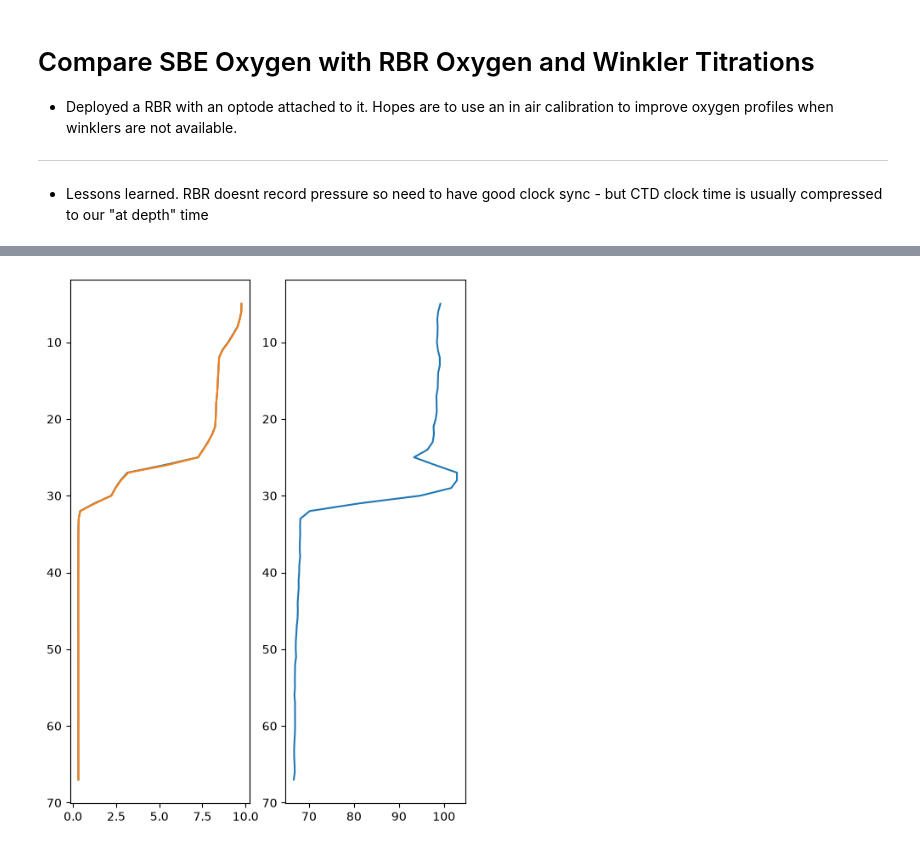
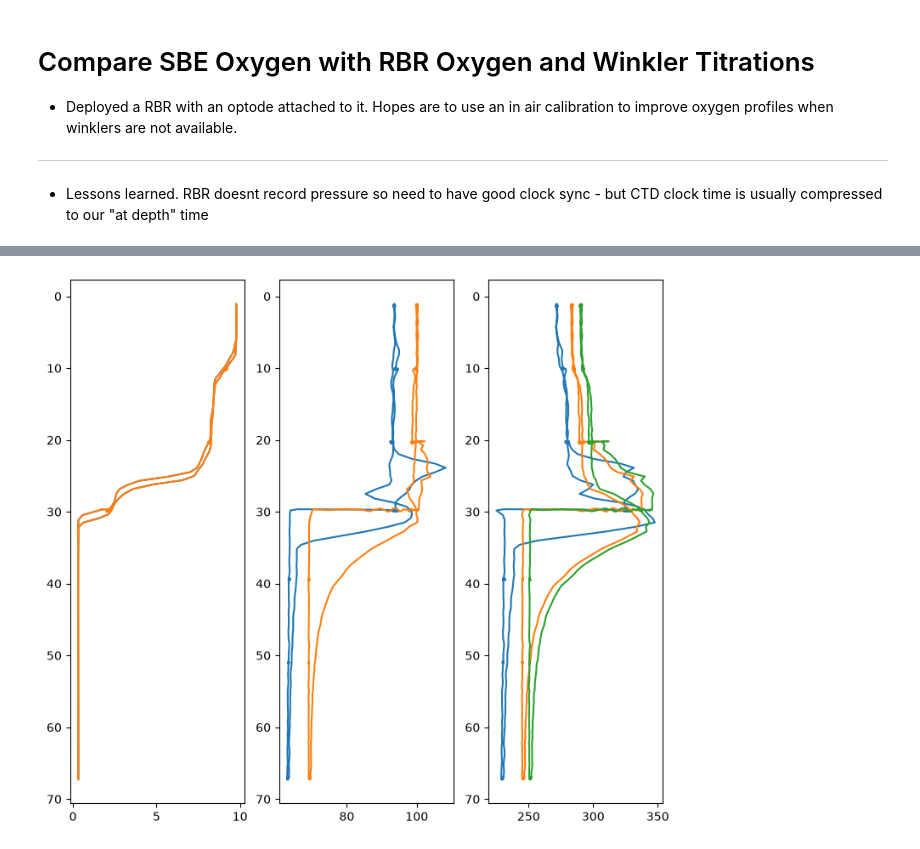
Before and after one commit to NOAA-PMEL/EcoFOCI_FieldOps_Documentation, a Jupyter notebook: DataProcessingDocumentation/2. EcoFOCI_DataProcesssing_Records/cruises/2026/EcoFOCIpy_sbe_ctd_sh2607pRBRoxy.ipynb, the cells around one changed output, grey strips where cells are left out. Cells and saved outputs as stored; diff of their text form; code cells hidden in the pictures.

```diff
--- a/DataProcessingDocumentation/2. EcoFOCI_DataProcesssing_Records/cruises/2026/EcoFOCIpy_sbe_ctd_sh2607pRBRoxy.ipynb
+++ b/DataProcessingDocumentation/2. EcoFOCI_DataProcesssing_Records/cruises/2026/EcoFOCIpy_sbe_ctd_sh2607pRBRoxy.ipynb
@@ -46,0 +68,10 @@ rbr_subset
+# %%
+rbr_subset['time_elapsed'] = rbr_subset.index - rbr_subset.index[0]
+# %%
+import plotly.express as px
+import plotly.graph_objects as go
+
+offset = -599
+
+fig = px.scatter(x=cruise_data['CTD0021.cnv']['timeS'],y=cruise_data['CTD0021.cnv']['t090C'])
+fig.add_scatter(x=rbr_subset['time_elapsed'].dt.total_seconds()+offset, y=rbr_subset.Temperature)
@@ -46,0 +80,6 @@ rbr_subset
+# %%
+rbr_subset['time_elapsed_adj'] = rbr_subset['time_elapsed'].dt.total_seconds()+offset
+# %%
+# merge them together once offset is found
+combine = pd.merge(cruise_data['CTD0021.cnv'].reset_index(),rbr_subset,left_on='timeS',right_on='time_elapsed_adj')
+combine
@@ -47,12 +177,17 @@ rbr_subset
 # %%
-fig, ax = plt.subplots(1,2,figsize=(6, 8))
+fig, ax = plt.subplots(1,3,figsize=(9, 8))
 
-ax[0].plot(ctd_subset['T_28 (degree_C)'],ctd_subset['pressure'])
-ax[0].plot(ctd_subset['T2_35 (degree_C)'],ctd_subset['pressure'])
+ax[0].plot(df['temp_c'],df.depth_m)
+ax[0].plot(df['temp_c'],df.depth_m)
 ax[0].invert_yaxis()
 
-ax[1].plot(ctd_subset['OST_62 (%)'],ctd_subset['pressure'])
-ax[1].plot(rbr_subset['Dissolved O2 saturation'],
+ax[1].plot(df['percent_saturation'],df.depth_m)
+ax[1].plot(df['Dissolved O2 saturation'],df.depth_m)
 ax[1].invert_yaxis()
+
+ax[2].plot(df['o2_umol_L'],df.depth_m)
+ax[2].plot(df['Dissolved O2 concentration'],df.depth_m)
+ax[2].plot(df['o2_adjusted'],df.depth_m)
+ax[2].invert_yaxis()
 # %% [output]
-[figure, old version]
+[figure, new version]
```
Also changed, not shown: parts of 17 cells of this notebook, 16 other files.
